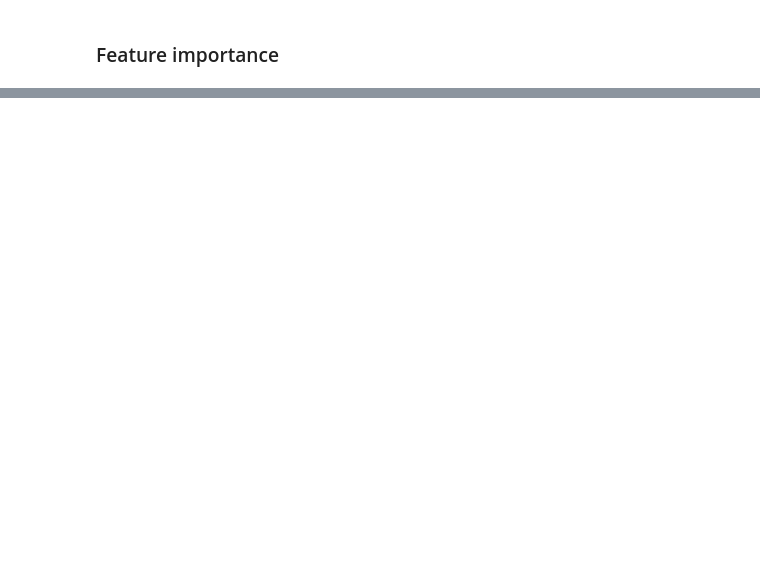
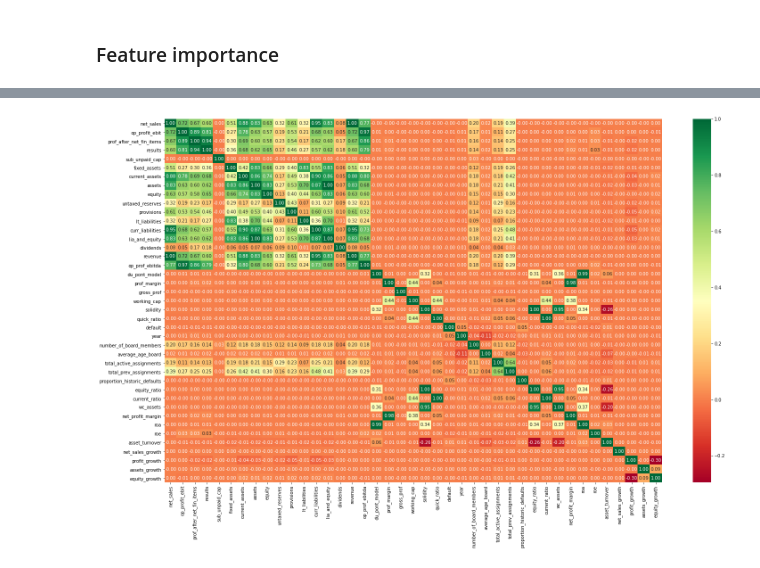
Before and after one commit to matthewdicks98/Explore-Webscraper, a Jupyter notebook: explore_scraper/Modeling_Notebooks/Modeling with new features.ipynb, the cells around one changed output, grey strips where cells are left out. Cells and saved outputs as stored; diff of their text form; code cells hidden in the pictures; blank space fills up the shorter version.

```diff
--- a/explore_scraper/Modeling_Notebooks/Modeling with new features.ipynb
+++ b/explore_scraper/Modeling_Notebooks/Modeling with new features.ipynb
@@ -902,0 +903,6 @@ No handles with labels found to put in legend.
+# %%
+plt.figure(figsize=(25,15))
+sns.heatmap(features_and_target.corr(), annot=True, cmap='RdYlGn',fmt='.2f')
+#plt.savefig('full_features_corrolation_plot.jpg')
+# %% [output]
+[figure, added]
```
Also changed, not shown: parts of 12 cells of this notebook, 11 other files.
